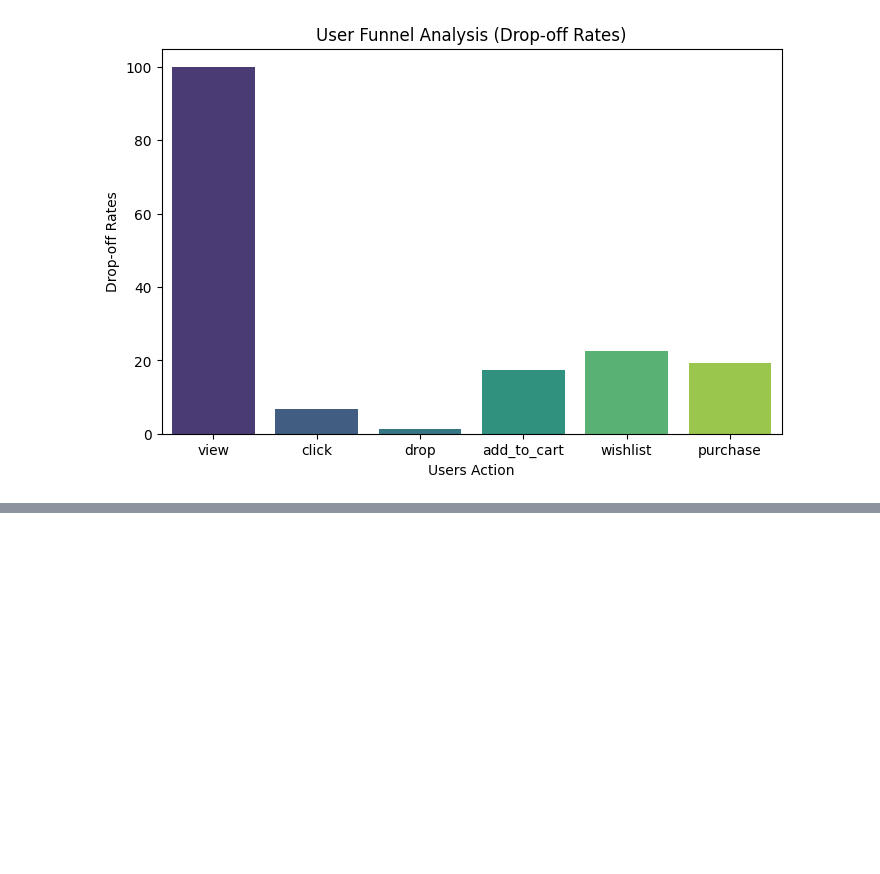
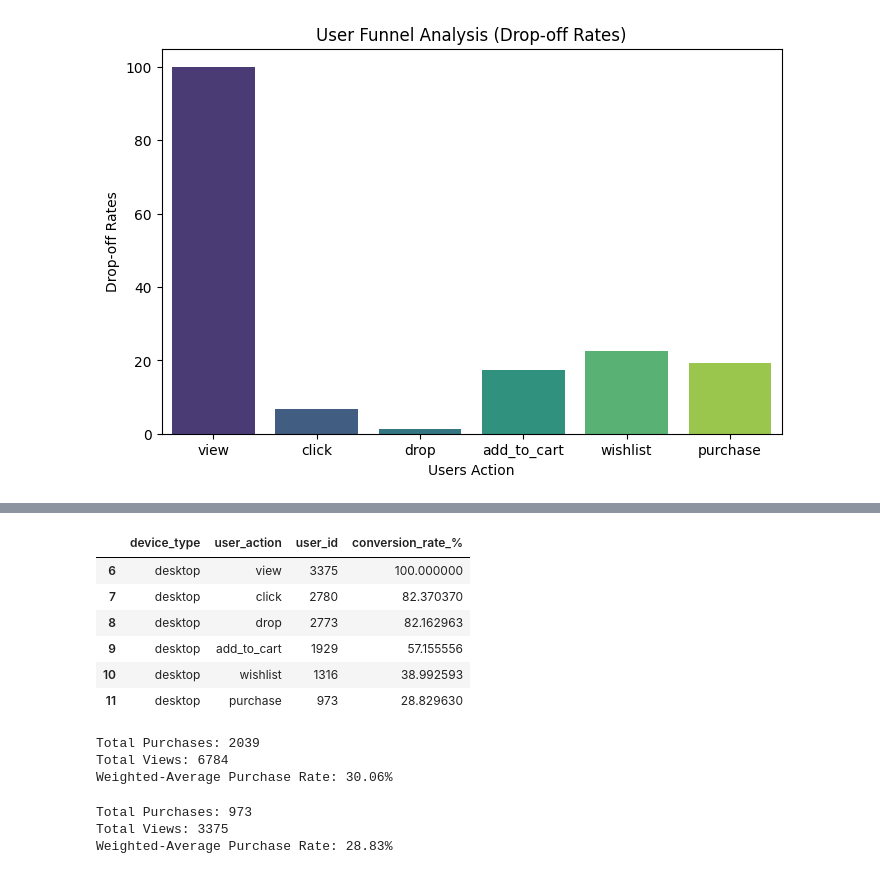
Before and after one commit to rahulghoshal/user_journey_funnel_analysis, a Jupyter notebook: customer.ipynb, the cells around one changed output, grey strips where cells are left out. Cells and saved outputs as stored; diff of their text form; code cells hidden in the pictures; blank space fills up the shorter version.

```diff
--- a/customer.ipynb
+++ b/customer.ipynb
@@ -359,0 +381,16 @@ Text(0, 0.5, 'Drop-off Rates')
+# %%
+#Group by device and action to find unique users
+device_funnel = df.groupby(['device_type', 'user_action'])['user_id'].nunique().reset_index()
+
+#Re-order the user actions so they follow the chronological funnel steps
+action_order = ['view', 'click', 'drop', 'add_to_cart', 'wishlist', 'purchase']
+device_funnel['user_action'] = pd.Categorical(device_funnel['user_action'], categories=action_order, ordered=True)
+device_funnel = device_funnel.sort_values(['device_type', 'user_action']).reset_index(drop=True)
+
+#Calculate conversion rates relative to the 'view' stage for each device
+first_stage_counts = device_funnel[device_funnel['user_action'] == 'view'].set_index('device_type')['user_id']
+device_funnel['conversion_rate_%'] = device_funnel.apply(
+    lambda row: (row['user_id'] / first_stage_counts[row['device_type']]) * 100, axis=1
+)
+
+print(device_funnel)
@@ -359,0 +415,46 @@ Text(0, 0.5, 'Drop-off Rates')
+# %%
+mobile_device_funnel = device_funnel[device_funnel['device_type'].isin(['ios', 'android'])]
+desktop_device_funnel = device_funnel[device_funnel['device_type'].isin(['desktop'])]
+desktop_device_funnel
+# %% [output]
+|  | device_type | user_action | user_id | conversion_rate_% |
+| 6 | desktop | view | 3375 | 100.000000 |
+| 7 | desktop | click | 2780 | 82.370370 |
+| 8 | desktop | drop | 2773 | 82.162963 |
+| 9 | desktop | add_to_cart | 1929 | 57.155556 |
+| 10 | desktop | wishlist | 1316 | 38.992593 |
+| 11 | desktop | purchase | 973 | 28.829630 |
+# %%
+#Sum up all unique users who purchased
+total_mob_purchases = mobile_device_funnel[mobile_device_funnel['user_action'] == 'purchase']['user_id'].sum()
+
+#Sum up all unique users who viewed
+total_mob_views = mobile_device_funnel[mobile_device_funnel['user_action'] == 'view']['user_id'].sum()
+
+#Calculate the true blended rate
+mob_weighted_avg_purchase = (total_mob_purchases / total_mob_views) * 100
+
+print(f'Total Purchases: {total_purchases}')
+print(f'Total Views: {total_views}')
+print(f"Weighted-Average Purchase Rate: {mob_weighted_avg_purchase:.2f}%")
+# %% [output]
+Total Purchases: 2039
+Total Views: 6784
+Weighted-Average Purchase Rate: 30.06%
+# %%
+#Sum up all unique users who purchased
+total_desk_purchases = desktop_device_funnel[desktop_device_funnel['user_action'] == 'purchase']['user_id'].sum()
+
+#Sum up all unique users who viewed
+total_desk_views = desktop_device_funnel[desktop_device_funnel['user_action'] == 'view']['user_id'].sum()
+
+#Calculate the true blended rate
+desk_weighted_avg_purchase = (total_desk_purchases / total_desk_views) * 100
+
+print(f'Total Purchases: {total_desk_purchases}')
+print(f'Total Views: {total_desk_views}')
+print(f"Weighted-Average Purchase Rate: {desk_weighted_avg_purchase:.2f}%")
+# %% [output]
+Total Purchases: 973
+Total Views: 3375
+Weighted-Average Purchase Rate: 28.83%
```
Also changed, not shown: parts of 3 cells of this notebook.
